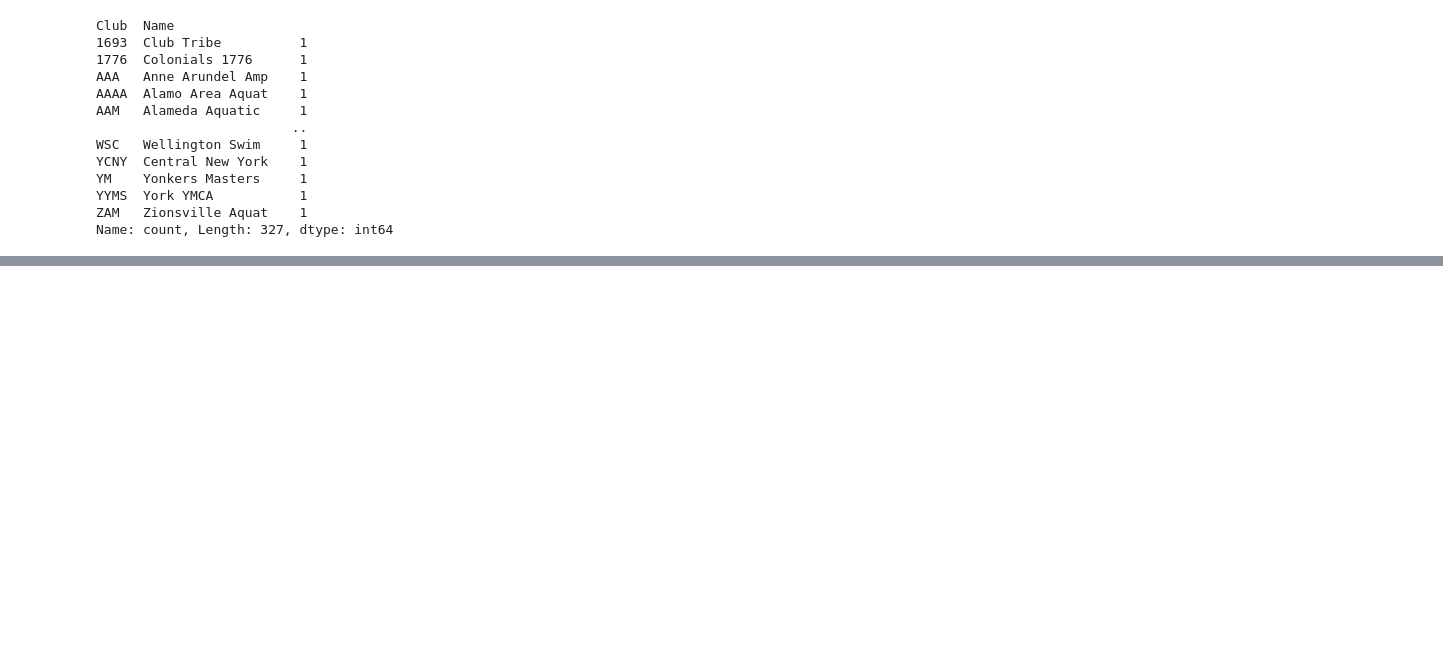
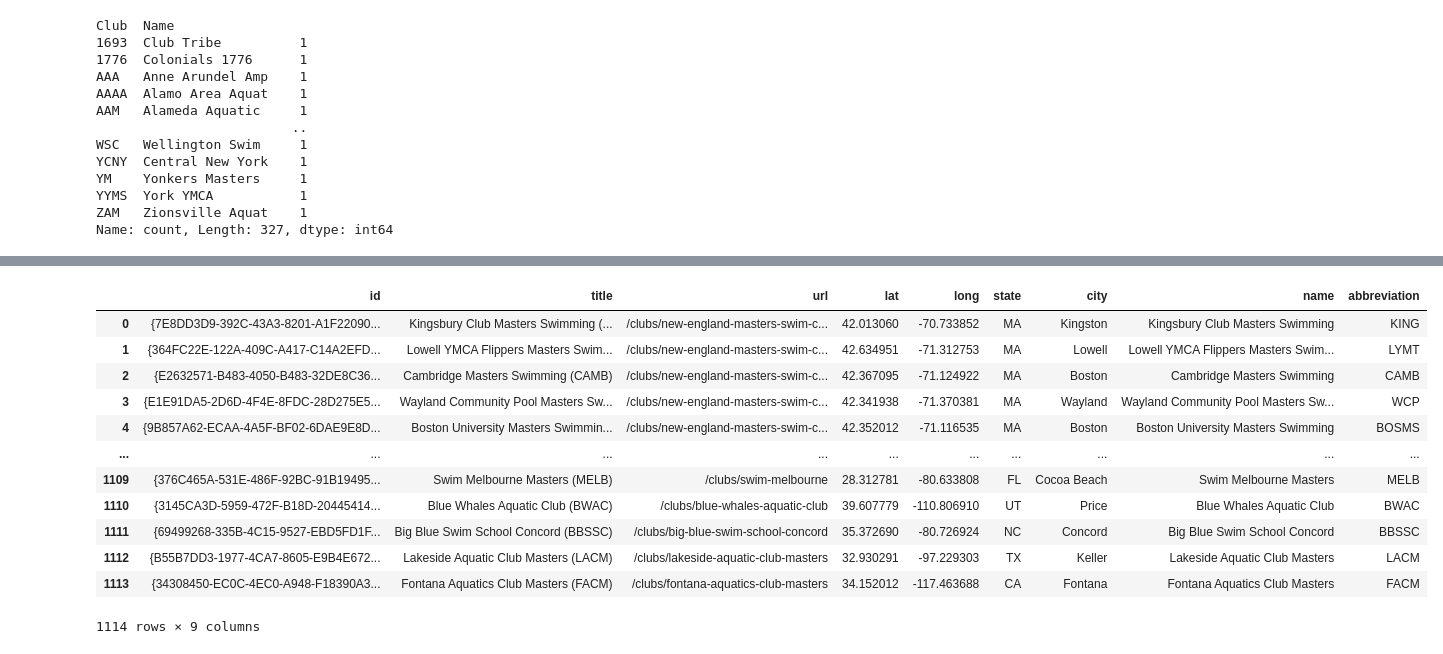
Before and after one commit to ZlataSparrow/An-Introduction-to-Statistical-Learning-Python, a Jupyter notebook: notebook/notebook_1.ipynb, the cells around one changed output, grey strips where cells are left out. Cells and saved outputs as stored; diff of their text form; code cells hidden in the pictures; blank space fills up the shorter version.

Commit message:
clubs

```diff
--- a/notebook/notebook_1.ipynb
+++ b/notebook/notebook_1.ipynb
@@ -416,4 +416,3 @@ ZAM   Zionsville Aquat    1
 Name: count, Length: 327, dtype: int64
 # %%
 clubs_info = pd.read_csv("/workspaces/An-Introduction-to-Statistical-Learning-Python/data/usms_clubs_cleaned.csv")
-clubs_info["Event"] = "Men 200 Y Free"
@@ -419,0 +433,21 @@ clubs_info["Event"] = "Men 200 Y Free"
+# %%
+import re
+
+clubs_info["name"] = clubs_info["title"].apply(lambda x: re.sub(r"\s*\(.*\)", "", x))
+clubs_info["abbreviation"] = clubs_info["title"].apply(lambda x: re.search(r"\((.*?)\)", x).group(1) if re.search(r"\((.*?)\)", x) else None)
+# %%
+clubs_info
+# %% [output]
+|  | id | title | url | lat | long | state | city | name | abbreviation |
+| 0 | {7E8DD3D9-392C-43A3-8201-A1F22090... | Kingsbury Club Masters Swimming (... | /clubs/new-england-masters-swim-c... | 42.013060 | -70.733852 | MA | Kingston | Kingsbury Club Masters Swimming | KING |
+| 1 | {364FC22E-122A-409C-A417-C14A2EFD... | Lowell YMCA Flippers Masters Swim... | /clubs/new-england-masters-swim-c... | 42.634951 | -71.312753 | MA | Lowell | Lowell YMCA Flippers Masters Swim... | LYMT |
+| 2 | {E2632571-B483-4050-B483-32DE8C36... | Cambridge Masters Swimming (CAMB) | /clubs/new-england-masters-swim-c... | 42.367095 | -71.124922 | MA | Boston | Cambridge Masters Swimming | CAMB |
+| 3 | {E1E91DA5-2D6D-4F4E-8FDC-28D275E5... | Wayland Community Pool Masters Sw... | /clubs/new-england-masters-swim-c... | 42.341938 | -71.370381 | MA | Wayland | Wayland Community Pool Masters Sw... | WCP |
+| 4 | {9B857A62-ECAA-4A5F-BF02-6DAE9E8D... | Boston University Masters Swimmin... | /clubs/new-england-masters-swim-c... | 42.352012 | -71.116535 | MA | Boston | Boston University Masters Swimming | BOSMS |
+| ... | ... | ... | ... | ... | ... | ... | ... | ... | ... |
+| 1109 | {376C465A-531E-486F-92BC-91B19495... | Swim Melbourne Masters (MELB) | /clubs/swim-melbourne | 28.312781 | -80.633808 | FL | Cocoa Beach | Swim Melbourne Masters | MELB |
+| 1110 | {3145CA3D-5959-472F-B18D-20445414... | Blue Whales Aquatic Club (BWAC) | /clubs/blue-whales-aquatic-club | 39.607779 | -110.806910 | UT | Price | Blue Whales Aquatic Club | BWAC |
+| 1111 | {69499268-335B-4C15-9527-EBD5FD1F... | Big Blue Swim School Concord (BBSSC) | /clubs/big-blue-swim-school-concord | 35.372690 | -80.726924 | NC | Concord | Big Blue Swim School Concord | BBSSC |
+| 1112 | {B55B7DD3-1977-4CA7-8605-E9B4E672... | Lakeside Aquatic Club Masters (LACM) | /clubs/lakeside-aquatic-club-masters | 32.930291 | -97.229303 | TX | Keller | Lakeside Aquatic Club Masters | LACM |
+| 1113 | {34308450-EC0C-4EC0-A948-F18390A3... | Fontana Aquatics Club Masters (FACM) | /clubs/fontana-aquatics-club-masters | 34.152012 | -117.463688 | CA | Fontana | Fontana Aquatics Club Masters | FACM |
+1114 rows × 9 columns
```
Also changed, not shown: parts of 2 cells of this notebook.
